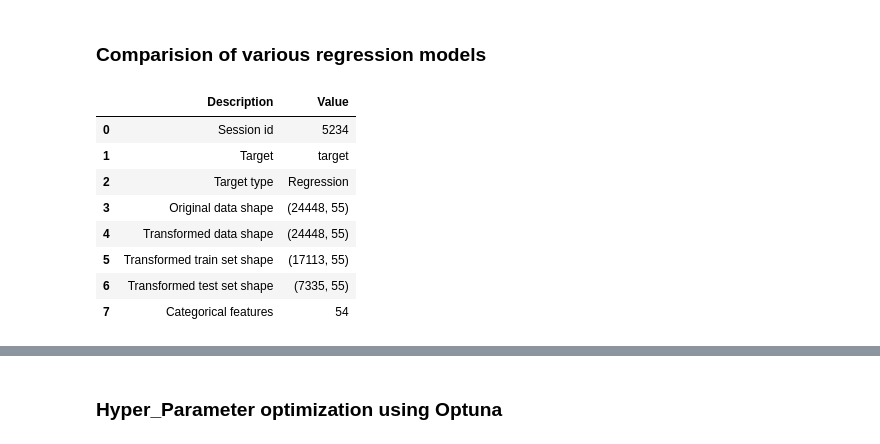
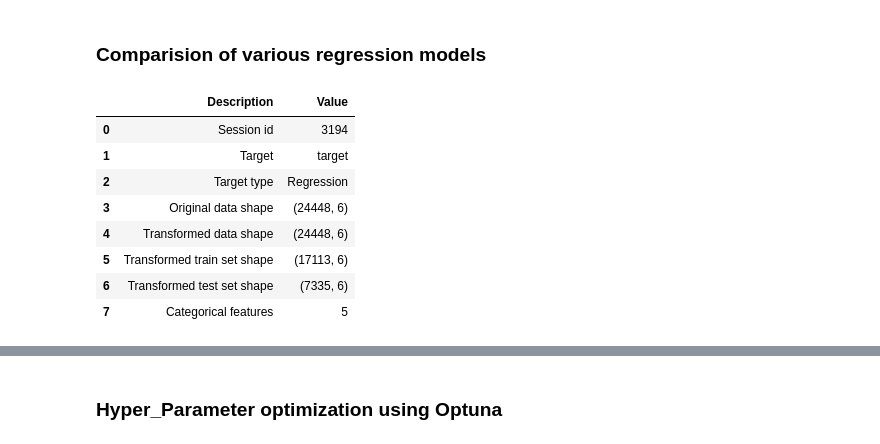
Before and after one commit to yuvraaj2002/Occupation_demand_Forecasting, a Jupyter notebook: notebook/Code.ipynb, the cells around one changed output, grey strips where cells are left out. Cells and saved outputs as stored; diff of their text form; code cells hidden in the pictures.

Commit message:
Insetead of creating word embeddings, I used target encoding for occupation name and used YEO-Johnson transformation for other numerical columsn to reduce the effect of outliers

```diff
--- a/notebook/Code.ipynb
+++ b/notebook/Code.ipynb
@@ -310,10 +314,10 @@ X_train.head(4)
 # %%
-# Yeo_john_trans = ColumnTransformer(transformers = [
-#     ("Yeo_Johnson_Transformation",PowerTransformer(),[2,3,4])
-# ],remainder='passthrough')
+Yeo_john_trans = ColumnTransformer(transformers = [
+    ("Yeo_Johnson_Transformation",PowerTransformer(),[2,3,4])
+],remainder='passthrough')
 
 target_encode_transformer = ColumnTransformer(transformers=[
-        ("Target_Encoding",ce.TargetEncoder(smoothing=0.2, handle_missing="return_nan", return_df=False),[0])
+        ("Target_Encoding",ce.TargetEncoder(smoothing=0.2, handle_missing="return_nan", return_df=False),[3,4])
     ],remainder="passthrough")
 
 scaling_transformer = ColumnTransformer(
@@ -323,7 +327,7 @@ scaling_transformer = ColumnTransformer(
 
 pipe = Pipeline(
     steps=[
-        #("Yeo-John",Yeo_john_trans),
+        ("Yeo-John",Yeo_john_trans),
         ("Target_Encoder", target_encode_transformer),
         ("Robust_Scaling", scaling_transformer)
     ]
@@ -371,17 +342,17 @@ for index in range(len(X_test)):
 y_train = np.array(y_train.values)
 y_test = np.array(y_test.values)
 # %%
-pycaret_setup = setup(data=New_Xtrain, target=y_train, preprocess=False)
+pycaret_setup = setup(data=X_train, target=y_train, preprocess=False)
 # %% [output]
 |  | Description | Value |
-| 0 | Session id | 5234 |
+| 0 | Session id | 3194 |
 | 1 | Target | target |
 | 2 | Target type | Regression |
-| 3 | Original data shape | (24448, 55) |
-| 4 | Transformed data shape | (24448, 55) |
-| 5 | Transformed train set shape | (17113, 55) |
-| 6 | Transformed test set shape | (7335, 55) |
-| 7 | Categorical features | 54 |
+| 3 | Original data shape | (24448, 6) |
+| 4 | Transformed data shape | (24448, 6) |
+| 5 | Transformed train set shape | (17113, 6) |
+| 6 | Transformed test set shape | (7335, 6) |
+| 7 | Categorical features | 5 |
 # %%
 # list of all the regression models
 models()
```
Also changed, not shown: parts of 21 cells of this notebook.
